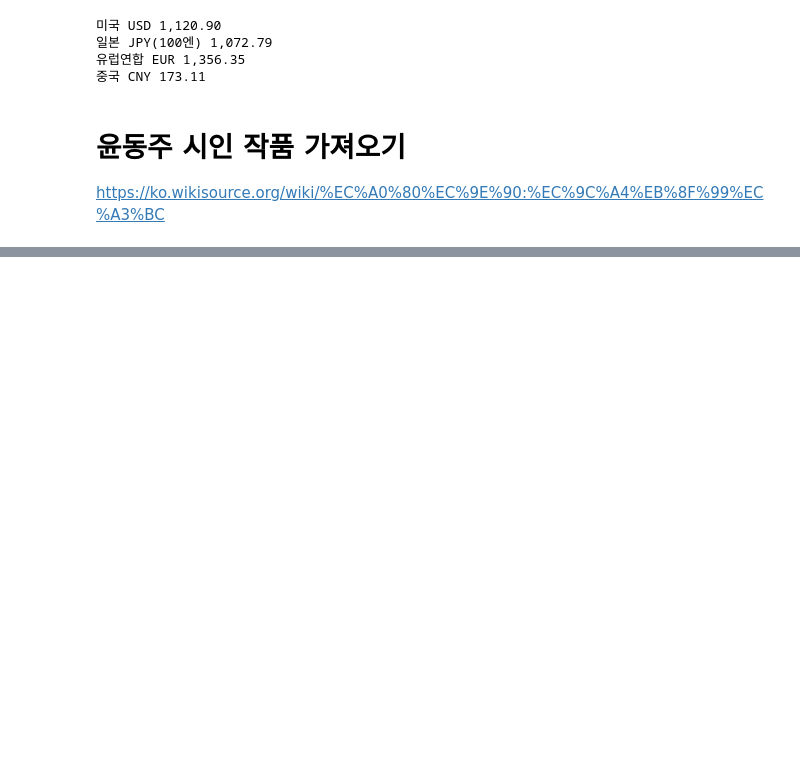
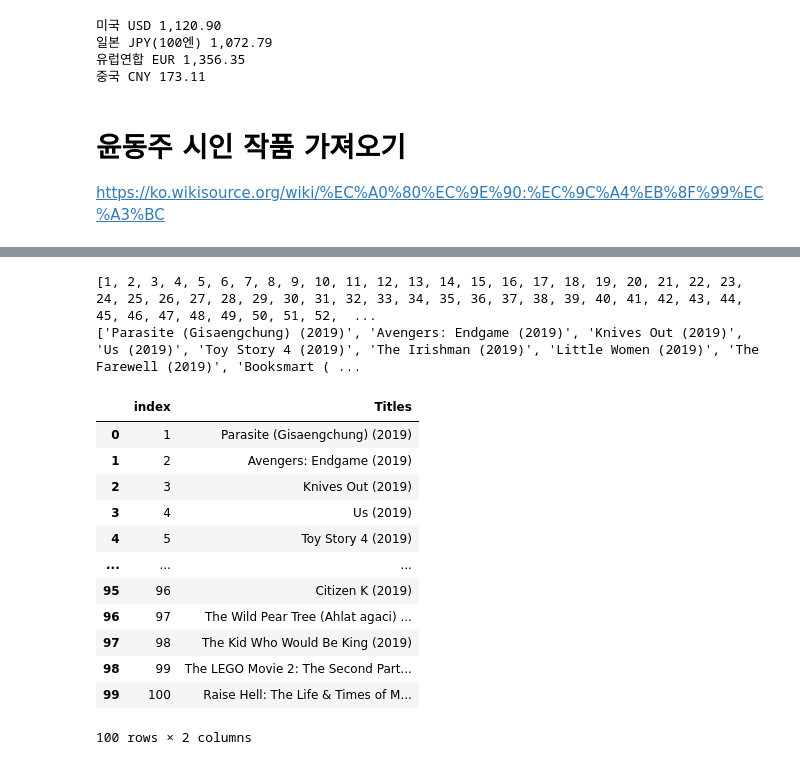
Before and after one commit to chlgusdk28/Python_Study, a Jupyter notebook: Note/19. 크롤링과 스크래핑.ipynb, the cells around one changed output, grey strips where cells are left out. Drawn from its saved outputs; the diff is of its cells as text; code cells hidden in the pictures; blank space fills up the shorter version.

```diff
--- a/Note/19. 크롤링과 스크래핑.ipynb
+++ b/Note/19. 크롤링과 스크래핑.ipynb
@@ -322,0 +401,8 @@ TypeError: 'NoneType' object is not callable
+# %%
+from bs4 import BeautifulSoup
+import urllib.request as req
+
+url = "https://www.rottentomatoes.com/top/bestofrt/?year=2019"
+
+res = req.urlopen(url)
+soup = BeautifulSoup(res,"html.parser")
@@ -322,0 +411,11 @@ TypeError: 'NoneType' object is not callable
+# %%
+li_list = soup.select("#top_movies_main > div > table > tr > td > a")
+count = 0
+titleLists = []
+countLists = []
+
+for li in li_list:
+    count += 1
+    print(count,li.string.strip())
+    countLists.append(count)
+    titleLists.append(li.string.strip())
@@ -322,0 +440,28 @@ TypeError: 'NoneType' object is not callable
+# %%
+print(countLists)
+print(titleLists)
+# %% [output]
+[1, 2, 3, 4, 5, 6, 7, 8, 9, 10, 11, 12, 13, 14, 15, 16, 17, 18, 19, 20, 21, 22, 23, 24, 25, 26, 27, 28, 29, 30, 31, 32, 33, 34, 35, 36, 37, 38, 39, 40, 41, 42, 43, 44, 45, 46, 47, 48, 49, 50, 51, 52,  ...
+['Parasite (Gisaengchung) (2019)', 'Avengers: Endgame (2019)', 'Knives Out (2019)', 'Us (2019)', 'Toy Story 4 (2019)', 'The Irishman (2019)', 'Little Women (2019)', 'The Farewell (2019)', 'Booksmart ( ...
+# %%
+import pandas as pd
+df = pd.DataFrame(data=countLists, columns=['index'])
+# %%
+df['Titles'] = pd.Series(titleLists)
+# %%
+df.to_csv("../Data/rottenTomatoesList_2019.csv", encoding="UTF-8", index=False)
+pd.read_csv("../Data/rottenTomatoesList_2019.csv")
+# %% [output]
+|  | index | Titles |
+| 0 | 1 | Parasite (Gisaengchung) (2019) |
+| 1 | 2 | Avengers: Endgame (2019) |
+| 2 | 3 | Knives Out (2019) |
+| 3 | 4 | Us (2019) |
+| 4 | 5 | Toy Story 4 (2019) |
+| ... | ... | ... |
+| 95 | 96 | Citizen K (2019) |
+| 96 | 97 | The Wild Pear Tree (Ahlat agaci) ... |
+| 97 | 98 | The Kid Who Would Be King (2019) |
+| 98 | 99 | The LEGO Movie 2: The Second Part... |
+| 99 | 100 | Raise Hell: The Life & Times of M... |
+100 rows × 2 columns
```
Also changed, not shown: parts of 5 cells of this notebook, 5 other files.
